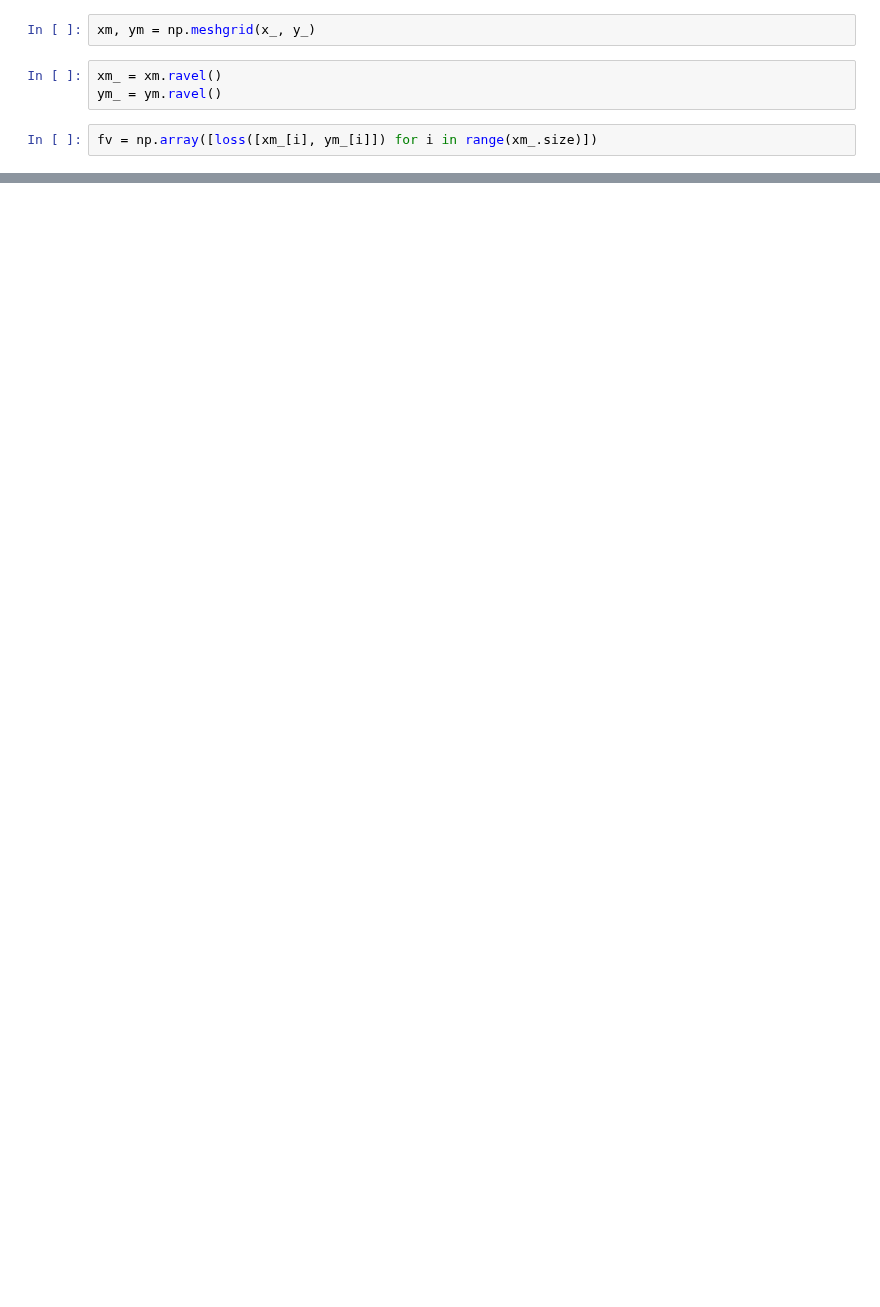
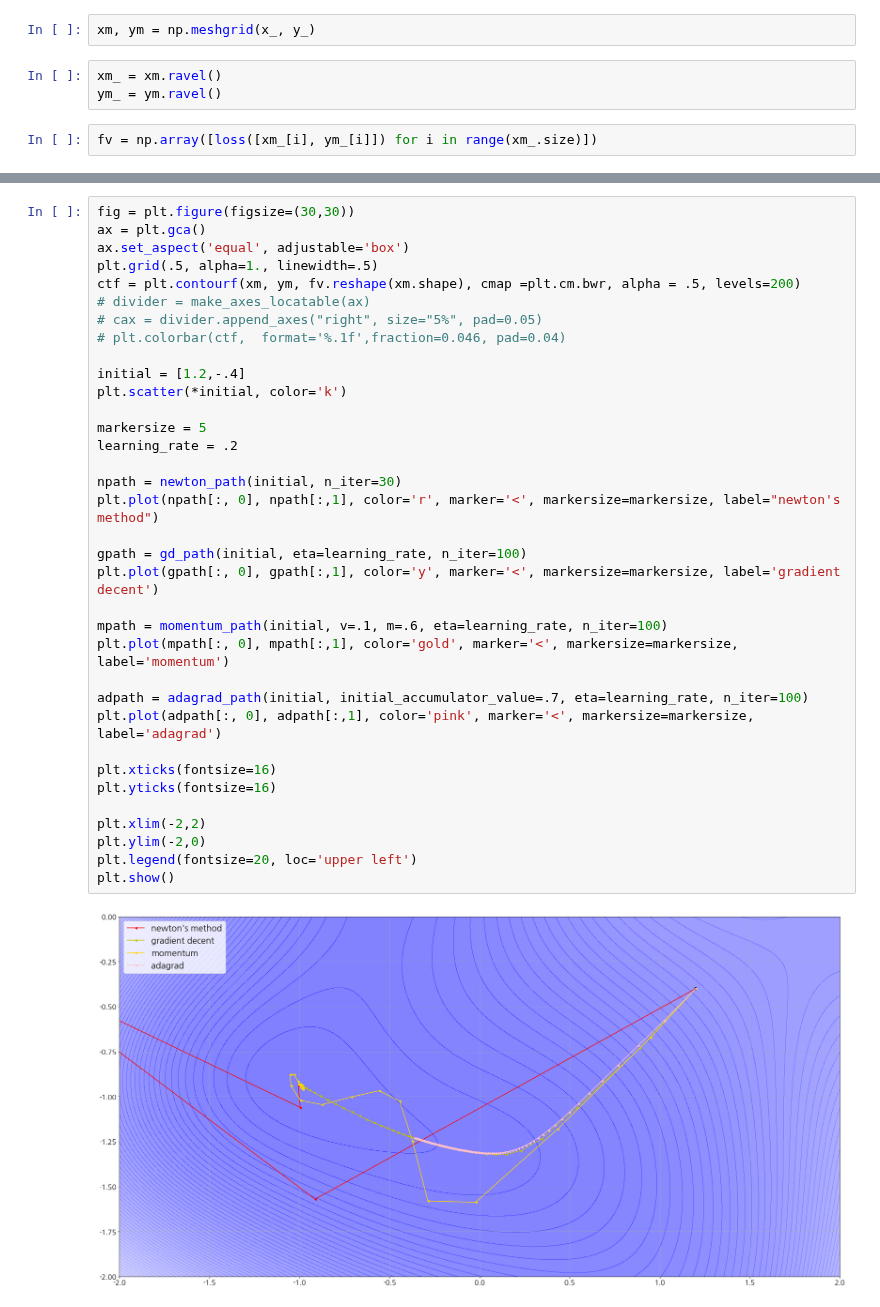
Before and after one commit to ywkim92/Paper-implementation, a Jupyter notebook: Optimization.ipynb, the cells around one changed output, grey strips where cells are left out. Saved outputs shown, nothing was run; the diff lists cells and outputs as text; blank space fills up the shorter version.

```diff
--- a/Optimization.ipynb
+++ b/Optimization.ipynb
@@ -105,0 +139,37 @@ plt.show()
+# %%
+fig = plt.figure(figsize=(30,30))
+ax = plt.gca()
+ax.set_aspect('equal', adjustable='box')
+plt.grid(.5, alpha=1., linewidth=.5)
+ctf = plt.contourf(xm, ym, fv.reshape(xm.shape), cmap =plt.cm.bwr, alpha = .5, levels=200)
+# divider = make_axes_locatable(ax)
+# cax = divider.append_axes("right", size="5%", pad=0.05)
+# plt.colorbar(ctf,  format='%.1f',fraction=0.046, pad=0.04)
+
+initial = [1.2,-.4]
+plt.scatter(*initial, color='k')
+
+markersize = 5
+learning_rate = .2
+
+npath = newton_path(initial, n_iter=30)
+plt.plot(npath[:, 0], npath[:,1], color='r', marker='<', markersize=markersize, label="newton's method")
+
+gpath = gd_path(initial, eta=learning_rate, n_iter=100)
+plt.plot(gpath[:, 0], gpath[:,1], color='y', marker='<', markersize=markersize, label='gradient decent')
+
+mpath = momentum_path(initial, v=.1, m=.6, eta=learning_rate, n_iter=100)
+plt.plot(mpath[:, 0], mpath[:,1], color='gold', marker='<', markersize=markersize, label='momentum')
+
+adpath = adagrad_path(initial, initial_accumulator_value=.7, eta=learning_rate, n_iter=100)
+plt.plot(adpath[:, 0], adpath[:,1], color='pink', marker='<', markersize=markersize, label='adagrad')
+
+plt.xticks(fontsize=16)
+plt.yticks(fontsize=16)
+
+plt.xlim(-2,2)
+plt.ylim(-2,0)
+plt.legend(fontsize=20, loc='upper left')
+plt.show()
+# %% [output]
+[figure, added]
```
Also changed, not shown: parts of 23 cells of this notebook.
